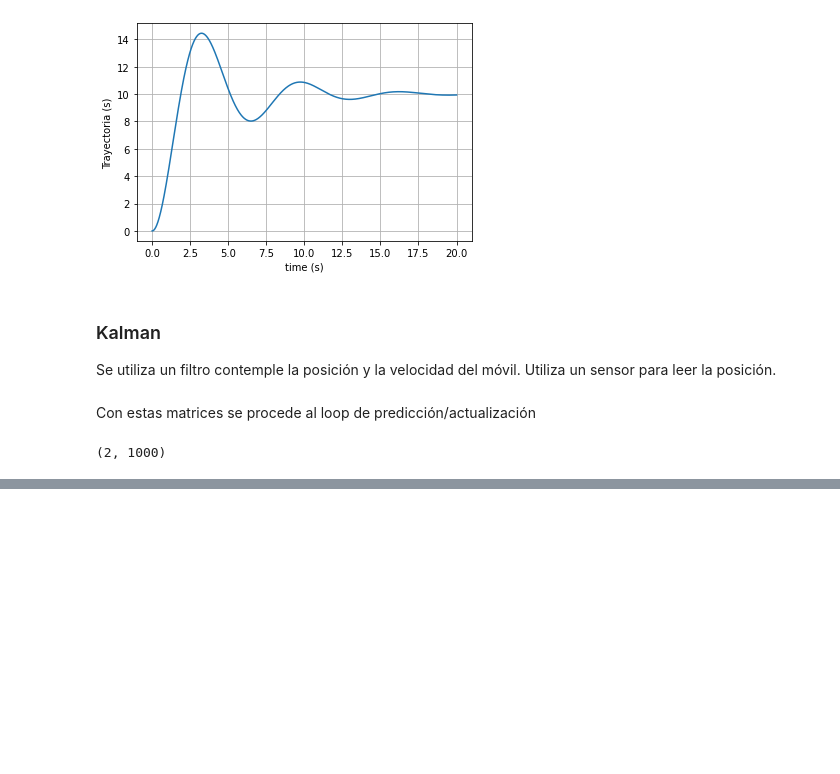
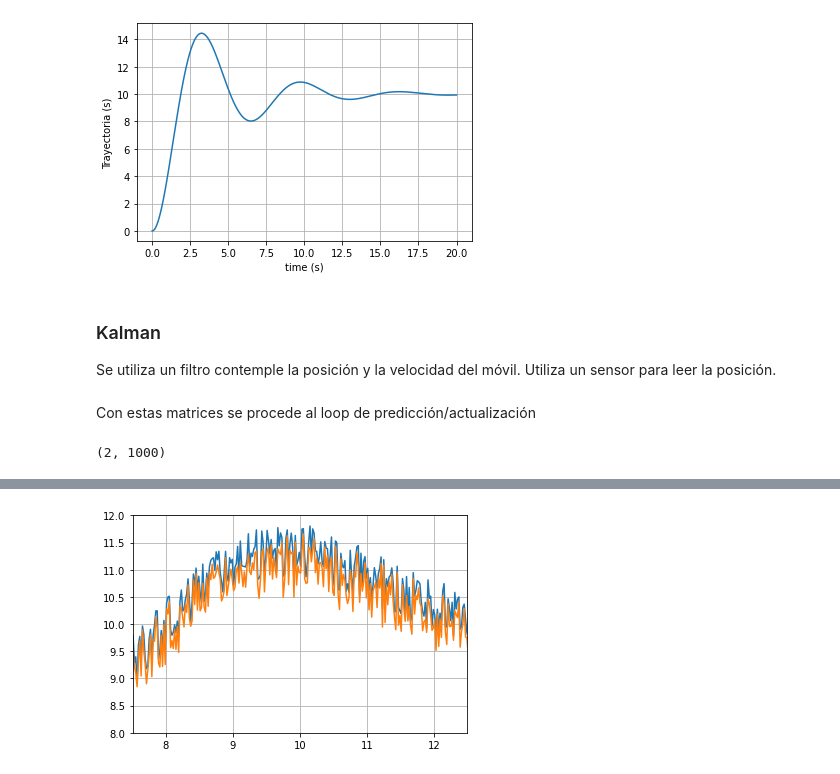
Before and after one commit to fedefiuba/Sumo_simulaciones, a Jupyter notebook: Kalman/Python/Ejemplo_Kalman.ipynb, the cells around one changed output, grey strips where cells are left out. Cells and saved outputs as stored; diff of their text form; code cells hidden in the pictures; blank space fills up the shorter version.

```diff
--- a/Kalman/Python/Ejemplo_Kalman.ipynb
+++ b/Kalman/Python/Ejemplo_Kalman.ipynb
@@ -97,0 +116,8 @@ plt.grid()
+# %%
+plt.plot(t1,y)    #Señal con ruido
+plt.plot(t,x[0,:])
+plt.xlim([7.5, 12.5])
+plt.ylim([8, 12])
+plt.grid()
+# %% [output]
+[figure, added]
```
Also changed, not shown: parts of 7 cells of this notebook, 5 other files.
